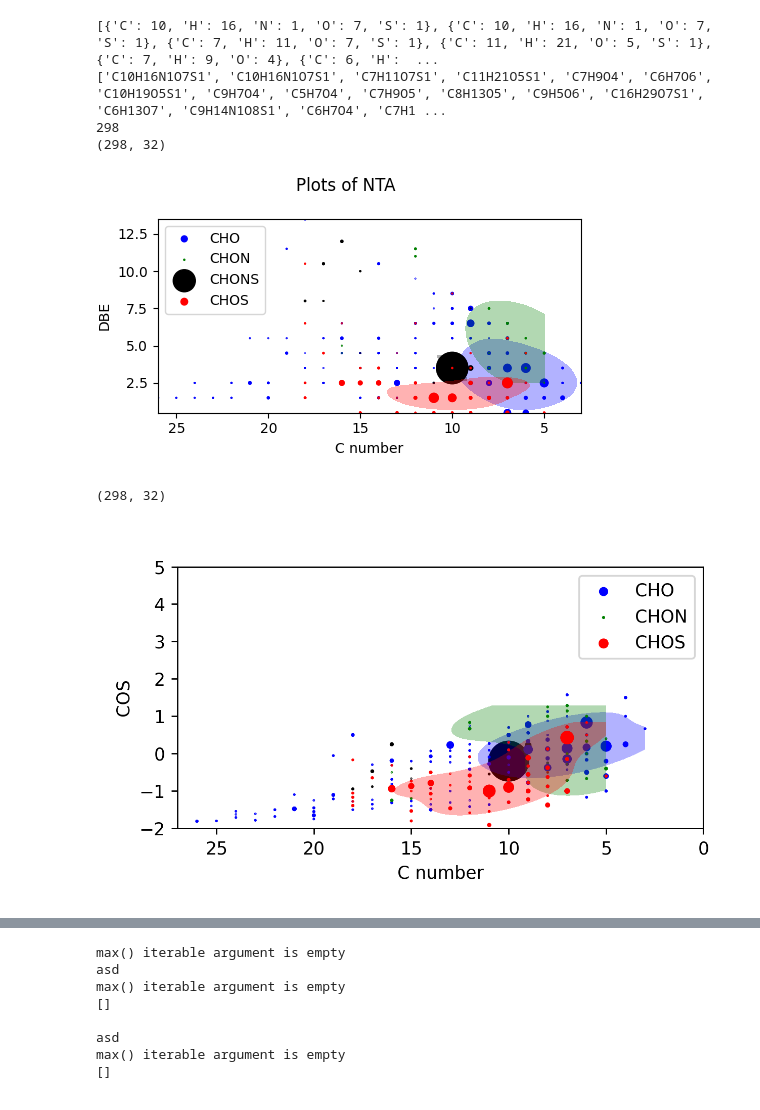
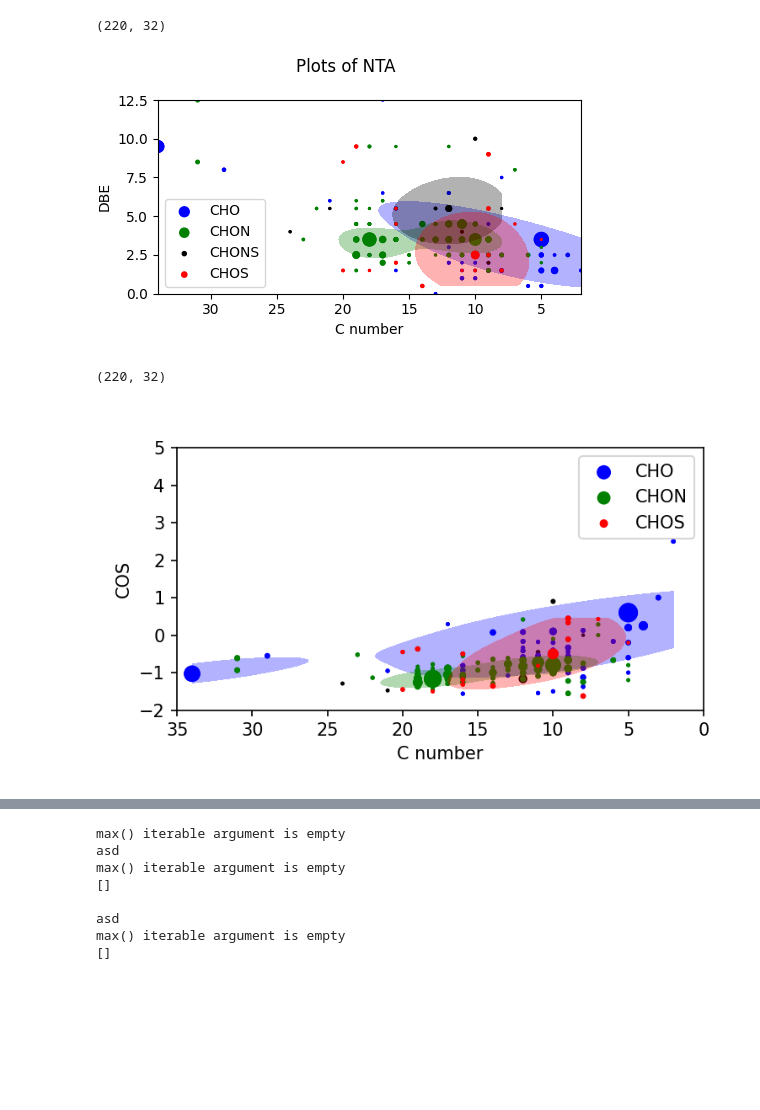
Before and after one commit to NKa1409/UVenture, a Jupyter notebook: AuswertungRotierenderPlotGut.ipynb, the cells around one changed output, grey strips where cells are left out. Cells and saved outputs as stored; diff of their text form; code cells hidden in the pictures; blank space fills up the shorter version.

```diff
--- a/AuswertungRotierenderPlotGut.ipynb
+++ b/AuswertungRotierenderPlotGut.ipynb
@@ -104,7 +104,7 @@ def plot_kde_subset(ax, x_subset, y_subset, weights, label, color="red", proport
     ax.contourf(xx, yy, density, levels=[density_threshold, density.max()], alpha=0.3, colors=color)
 # %%
 def get_cleaned_lists(l1, l2, size_list, subset_list, point_info, defined_subset_colors=True):
-    size_multiplicator = 500
+    size_multiplicator = 100
     if not len(l1) == len(l2):
         print("Length of the two provided lists is not the same!")
         print(l1)
@@ -225,7 +225,7 @@ def insert_interactive_scatter(ax, x, y, info, colors, sizes):
         sel.annotation.get_bbox_patch().set(fc="white", alpha=0.6)
 # %%
 #filename = "V://005 Mitarbeiter-aktuell//Karbach//Backups//ResultsUVenture//Shark_10_07_24_Spritzenfilter_1//SUMMARY.txt"
-filename = "U://MyFolder//MONOTONS//GithubUVenture//UVenture-20240520_Tested1//webserver_save//results//NK240815_ACROSSSequenz_ACROSS35_1//SUMMARY.txt"
+filename = "U://MyFolder//MONOTONS//GithubUVenture//UVenture-20240520_Tested1//webserver_save//results//05Dec2024_PAMPain2_neg_20241008_ISP_OH_O3_NO//SUMMARY.txt"
 with open(filename, "r") as f:
     lines = f.readlines()
     for line in range(len(lines)):
@@ -1044,9 +1048,9 @@ dbe = list(df["mi_dbe"])
 c_number_list = []
 for index, row in df.iterrows():
     c_number_list.append(row["approx_dict"].get("C", 0))
-print(list(df["approx_dict"]))
-print(list(df["approximation"]))
-print(len(c_number_list))
+#print(list(df["approx_dict"]))
+#print(list(df["approximation"]))
+#print(len(c_number_list))
 subset_list = list(df["mi_subset"])
 size_list = list(df["intensity"])
 point_infos = list(df["approximation"])
@@ -1061,35 +1065,32 @@ ax.legend()
 #ax.set_ylim([0, 4])
 print(df.shape)
 # %% [output]
-[{'C': 10, 'H': 16, 'N': 1, 'O': 7, 'S': 1}, {'C': 10, 'H': 16, 'N': 1, 'O': 7, 'S': 1}, {'C': 7, 'H': 11, 'O': 7, 'S': 1}, {'C': 11, 'H': 21, 'O': 5, 'S': 1}, {'C': 7, 'H': 9, 'O': 4}, {'C': 6, 'H':  ...
-['C10H16N1O7S1', 'C10H16N1O7S1', 'C7H11O7S1', 'C11H21O5S1', 'C7H9O4', 'C6H7O6', 'C10H19O5S1', 'C9H7O4', 'C5H7O4', 'C7H9O5', 'C8H13O5', 'C9H5O6', 'C16H29O7S1', 'C6H13O7', 'C9H14N1O8S1', 'C6H7O4', 'C7H1 ...
-298
-(298, 32)
+(220, 32)
-[figure, old version]
+[figure, new version]
 # %%
-fig, ax = plt.subplots(nrows=1, ncols=1, figsize=[5,3], layout="tight", dpi=250)
+fig, ax = plt.subplots(nrows=1, ncols=1, figsize=[5,3], layout="tight", dpi=150)
 fig.suptitle("")
 
 mi_cos = list(df["mi_cos"])
 c_number_list = []
 for index, row in df.iterrows():
     c_number_list.append(row["approx_dict"].get("C", 0))
 subset_list = list(df["mi_subset"])
 size_list = list(df["intensity"])
 point_infos = [str(row["approximation"]) + "\n" + str(row["neutrallosses"]) for index, row in df.iterrows()]
 #point_infos = list(df["approximation"])
 c_number_list, mi_cos, size_list, colorlist, subset_list, point_info = get_cleaned_lists(c_number_list, mi_cos, size_list, subset_list, point_infos)
 insert_interactive_scatter(ax, c_number_list, mi_cos, point_info, colorlist, size_list)
 create_shaded_areas(ax, c_number_list, mi_cos, size_list, colorlist, subset_list, proportion=0.3, number_of_groups=3)
 ax.set_xlabel("C number")
 ax.set_ylabel("COS")
 ax.set_xlim([max(c_number_list)+1, 0])
 ax.legend()
 ax.set_ylim([-2, 5])
 print(df.shape)
 # %% [output]
-(298, 32)
+(220, 32)
-[figure, old version]
+[figure, new version]
 # %%
 fig, ax = plt.subplots(nrows=1, ncols=1, figsize=[5,3], layout="tight")
 fig.suptitle("Plots of NTA")
```
Also changed, not shown: parts of 17 cells of this notebook, 8 other files.
